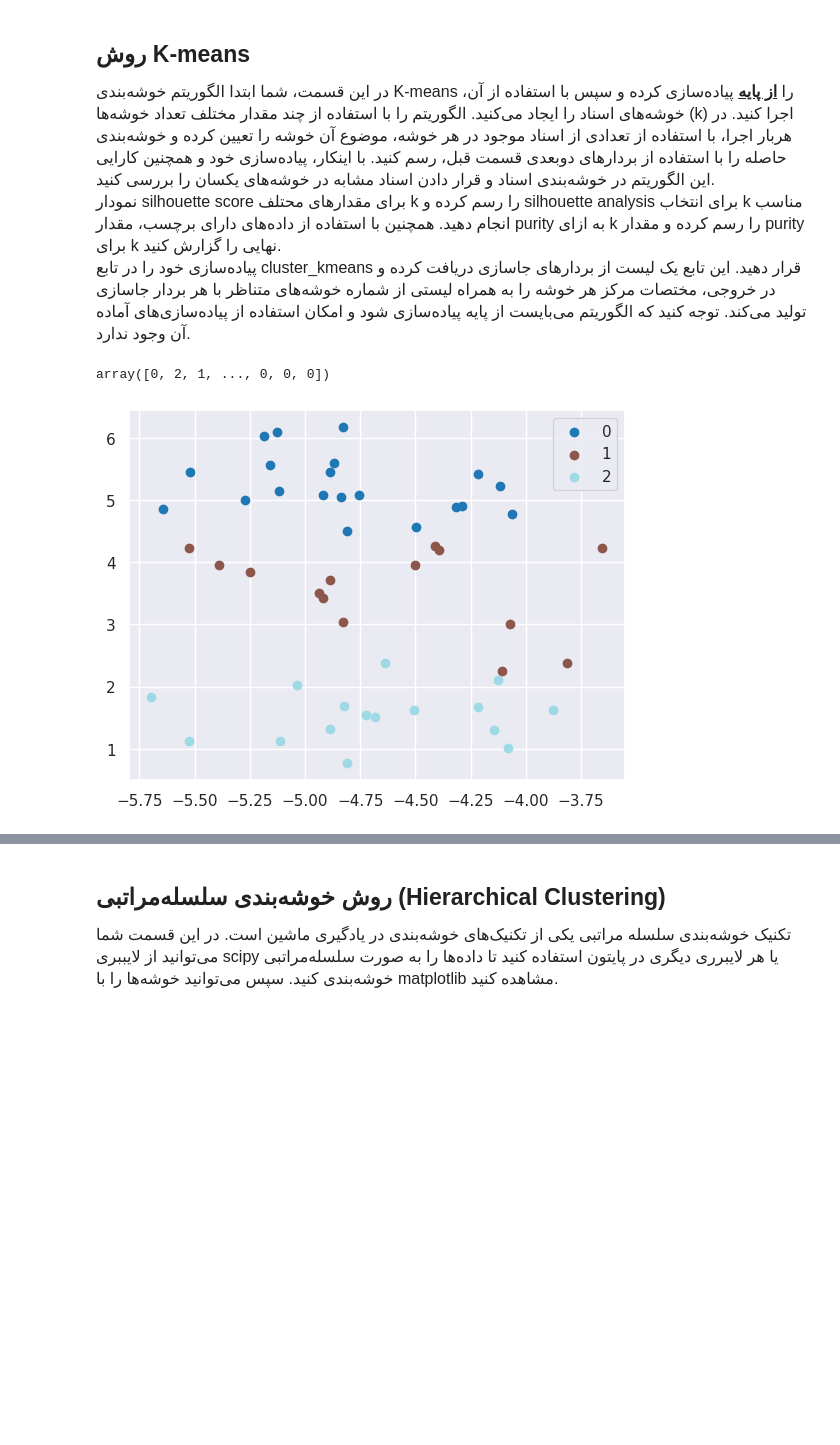
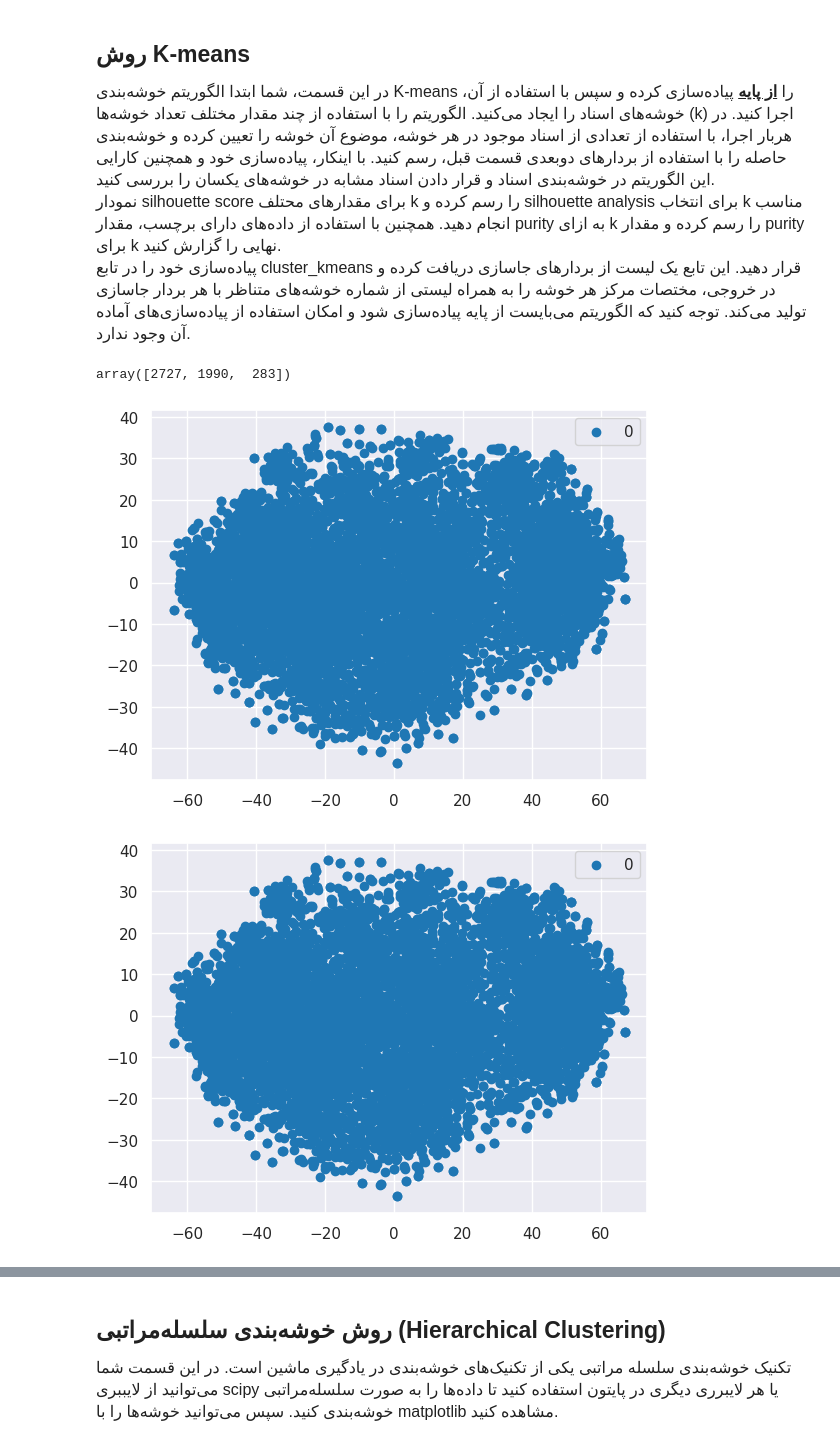
Before and after one commit to nothatcreative5/CE324-Modern-Information-Retrieval, a Jupyter notebook: Assignment 2/IR-Phase 2.ipynb, the cells around one changed output, grey strips where cells are left out. Drawn from its saved outputs; the diff is of its cells as text; code cells hidden in the pictures; blank space fills up the shorter version.

Commit message:
Added clustering

```diff
--- a/Assignment 2/IR-Phase 2.ipynb
+++ b/Assignment 2/IR-Phase 2.ipynb
@@ -1843,12 +1857,48 @@ def cluster_kmeans(emb_vecs : List, n_clusters : int):
     return centroids, labels
 
 
-cluster_centers, cluster_kmeans = cluster_kmeans(docs_embedding, 3) # return [NUM, NUM, NUM, ...]
+# cluster_centers, cluster_means = cluster_kmeans(docs_embedding, 3) # return [NUM, NUM, NUM, ...]
-# %%
-le.transform(y)
-# %% [output]
-array([0, 2, 1, ..., 0, 0, 0])
-# %%
-plot_docs(docs_embedding_2d, cluster_kmeans)
-# %% [output]
-[figure, removed]
+# %%
+from sklearn import metrics
+
+def purity_score(y_true, y_pred):
+    contingency_matrix = metrics.cluster.contingency_matrix(y_true, y_pred)
+    return np.sum(np.amax(contingency_matrix, axis=0)) / np.sum(contingency_matrix)
+# %%
+a, b = np.unique(le.transform(y)[0:5000], return_counts=True)
+
+b
+# %% [output]
+array([2727, 1990,  283])
+# %%
+def replace_cluster_labels(cluster_labels, true_labels):
+    unique_clusters = np.unique(cluster_labels)
+
+    cluster_representations = {}
+
+    for cluster in unique_clusters:
+        cluster_points = np.where(cluster_labels == cluster)[0]
+        cluster_true_labels = true_labels[cluster_points]
+        most_common_label = np.argmax(np.bincount(cluster_true_labels))
+        cluster_representations[cluster] = most_common_label
+
+    new_labels = np.array([cluster_representations[label] for label in cluster_labels])
+
+    return new_labels
+# %%
+from sklearn.metrics import silhouette_samples, silhouette_score
+
+silhouette_scores = []
+purity = []
+
+true_labels = le.transform(y)[0:5000]
+
+for k in range(2, 11):
+    cluster_centers, cluster_means = cluster_kmeans(docs_embedding, k)
+    silhouette_scores.append(silhouette_score(docs_embedding_2d, cluster_means))
+    purity.append(purity_score(true_labels,cluster_means))
+    cluster_representations = replace_cluster_labels(cluster_means, true_labels)
+    plot_docs(docs_embedding_2d, cluster_representations)
+# %% [output]
+[figure, added]
+[figure, added]
```
Also changed, not shown: parts of 29 cells of this notebook.
